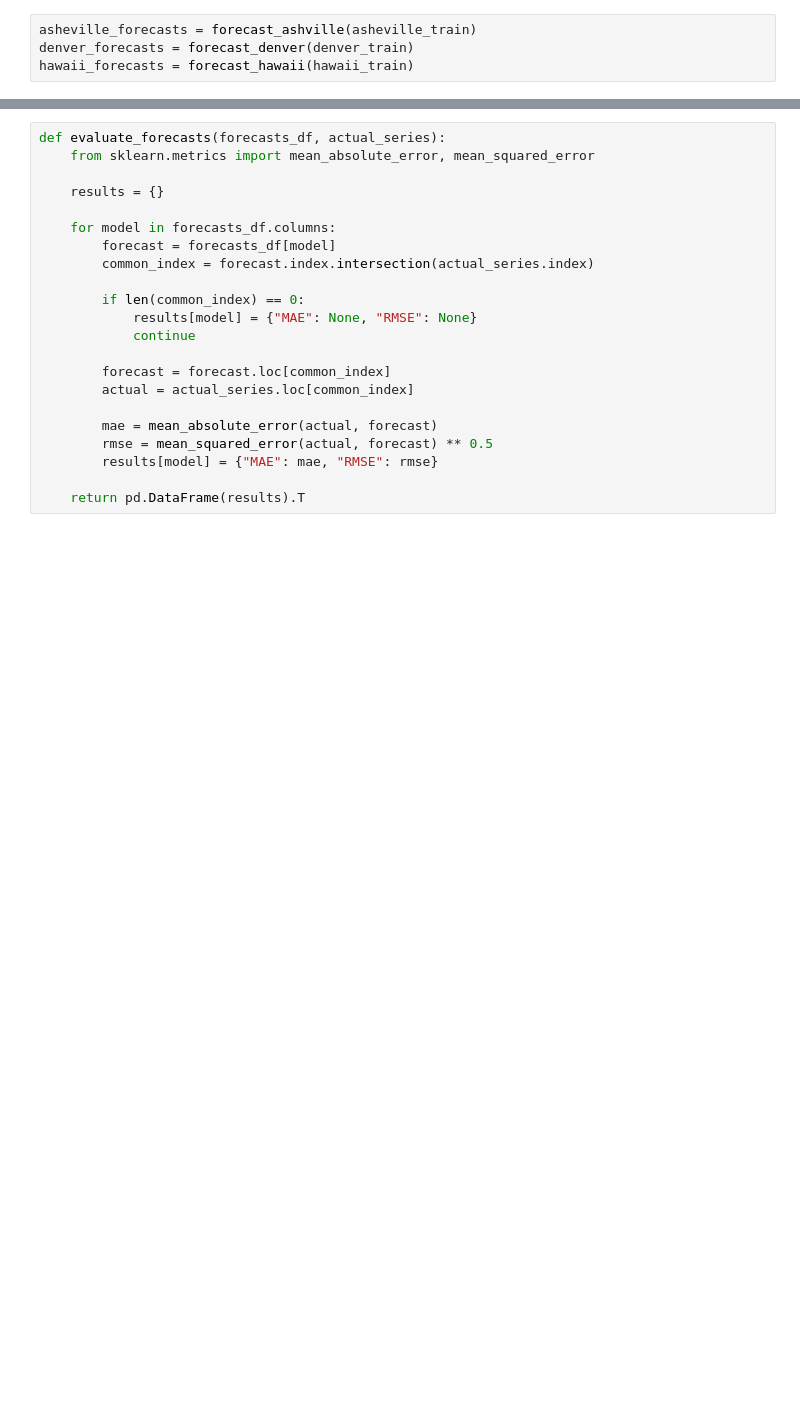
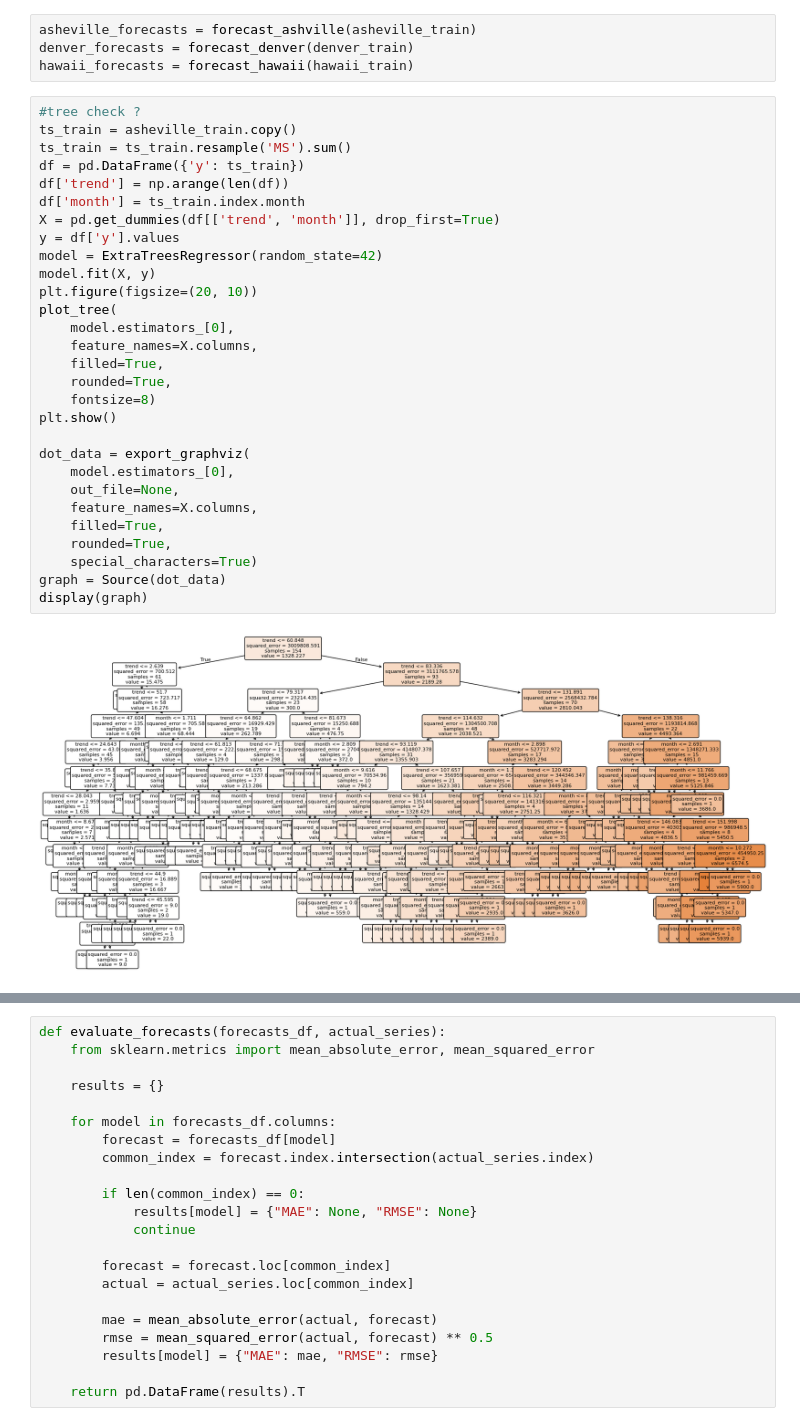
Before and after one commit to sgray38/Time_Series_Final, a Jupyter notebook: Untitled5.ipynb, the cells around one changed output, grey strips where cells are left out. Cells and saved outputs as stored; diff of their text form; blank space fills up the shorter version.

```diff
--- a/Untitled5.ipynb
+++ b/Untitled5.ipynb
@@ -250,3 +251,34 @@ def forecast_ashville(ts_train, steps=12):
 asheville_forecasts = forecast_ashville(asheville_train)
 denver_forecasts = forecast_denver(denver_train)
 hawaii_forecasts = forecast_hawaii(hawaii_train)
+# %%
+#tree check ?
+ts_train = asheville_train.copy()
+ts_train = ts_train.resample('MS').sum()
+df = pd.DataFrame({'y': ts_train})
+df['trend'] = np.arange(len(df))
+df['month'] = ts_train.index.month
+X = pd.get_dummies(df[['trend', 'month']], drop_first=True)
+y = df['y'].values
+model = ExtraTreesRegressor(random_state=42)
+model.fit(X, y)
+plt.figure(figsize=(20, 10))
+plot_tree(
+    model.estimators_[0],
+    feature_names=X.columns,
+    filled=True,
+    rounded=True,
+    fontsize=8)
+plt.show()
+
+dot_data = export_graphviz(
+    model.estimators_[0],
+    out_file=None,
+    feature_names=X.columns,
+    filled=True,
+    rounded=True,
+    special_characters=True)
+graph = Source(dot_data)
+display(graph)
+# %% [output]
+[figure, added]
```
Also changed, not shown: parts of 13 cells of this notebook.
